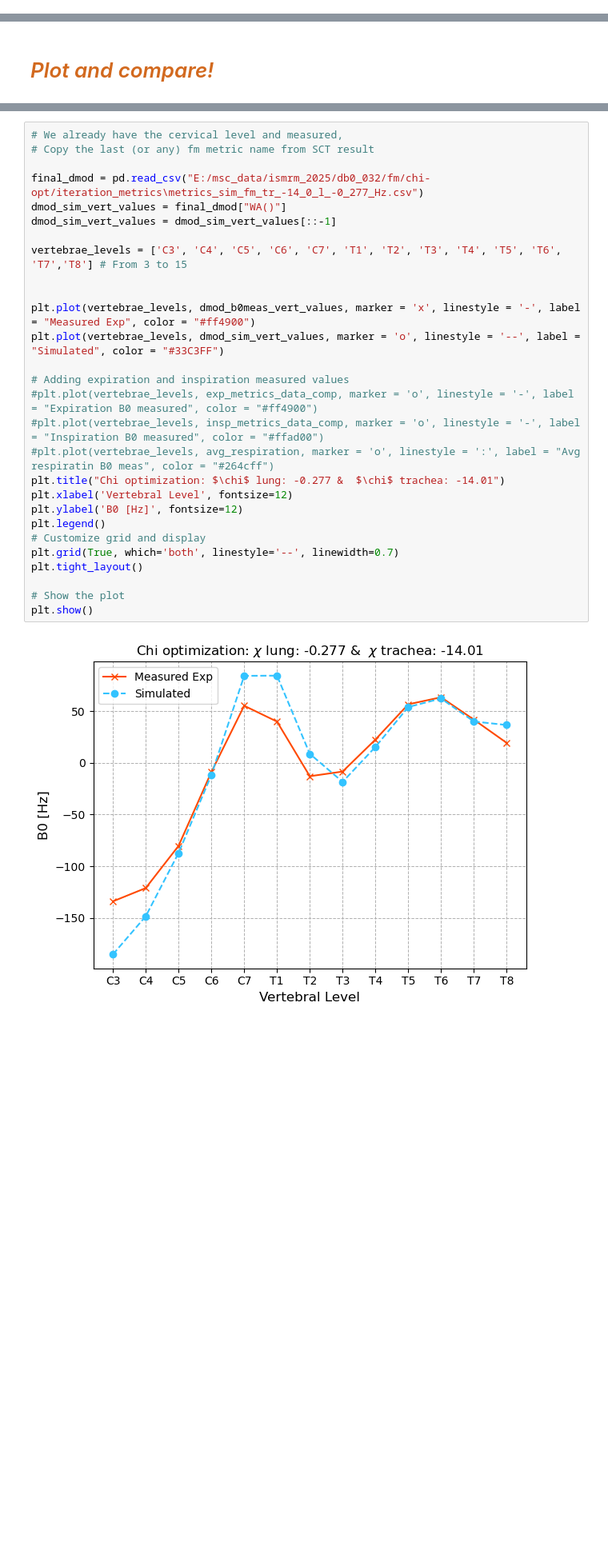
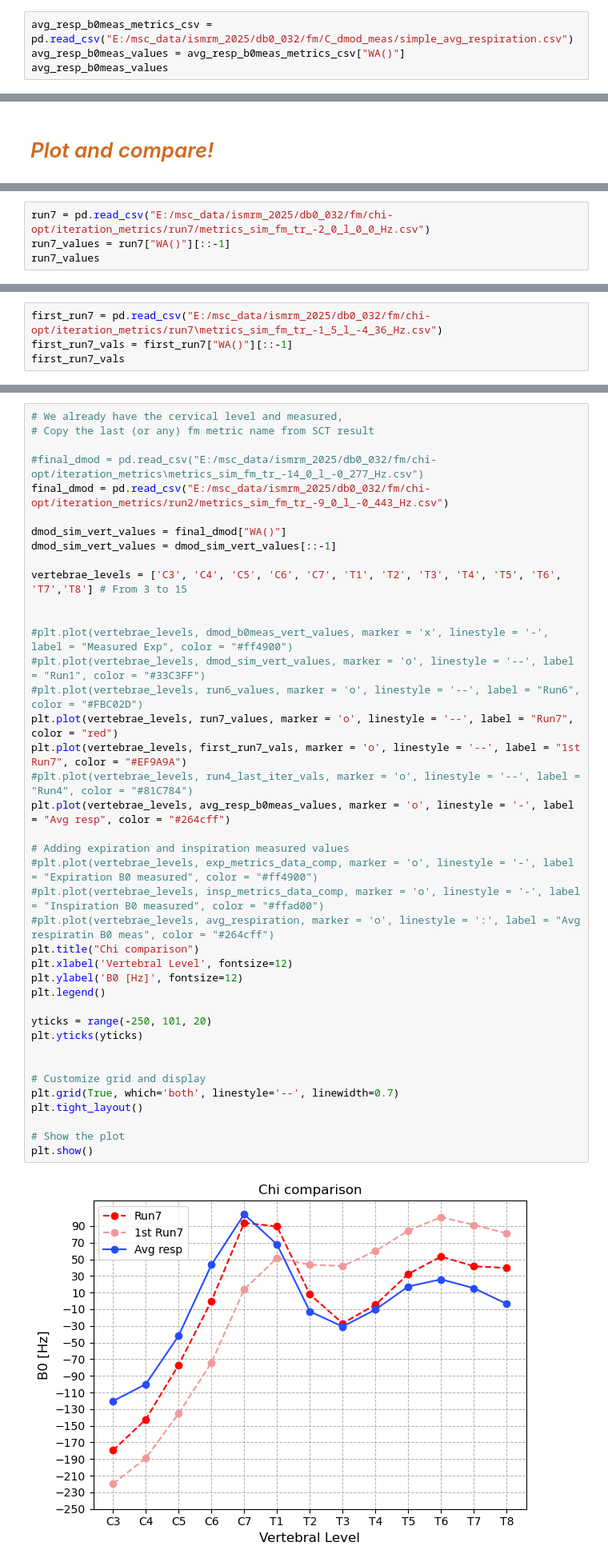
Before and after one commit to evaalonsoortiz/sus-optimization, a Jupyter notebook: chi_opt_pro.ipynb, the cells around one changed output, grey strips where cells are left out. Shown: that part at 80% size. Drawn from its saved outputs; the diff is of its cells as text; blank space fills up the shorter version.

Commit message:
Update to using simple avg of respiraiton
Also adding a plotting scheme inside the objective function

```diff
--- a/chi_opt_pro.ipynb
+++ b/chi_opt_pro.ipynb
@@ -135,3 +136,7 @@ dmod_b0meas_vert_values
 1      41.714478
 0      19.229226
 Name: WA(), dtype: float64
+# %%
+avg_resp_b0meas_metrics_csv = pd.read_csv("E:/msc_data/ismrm_2025/db0_032/fm/C_dmod_meas/simple_avg_respiration.csv")
+avg_resp_b0meas_values = avg_resp_b0meas_metrics_csv["WA()"]
+avg_resp_b0meas_values
@@ -246,0 +567,4 @@ sct_extract_metric -i E:/msc_data/ismrm_2025/db0_032/fm/chi-opt/iteration_fms\dm
+# %%
+run7 = pd.read_csv("E:/msc_data/ismrm_2025/db0_032/fm/chi-opt/iteration_metrics/run7/metrics_sim_fm_tr_-2_0_l_0_0_Hz.csv")
+run7_values = run7["WA()"][::-1]
+run7_values
@@ -246,0 +586,4 @@ sct_extract_metric -i E:/msc_data/ismrm_2025/db0_032/fm/chi-opt/iteration_fms\dm
+# %%
+first_run7 = pd.read_csv("E:/msc_data/ismrm_2025/db0_032/fm/chi-opt/iteration_metrics/run7\metrics_sim_fm_tr_-1_5_l_-4_36_Hz.csv")
+first_run7_vals = first_run7["WA()"][::-1]
+first_run7_vals
@@ -247,30 +605,42 @@ sct_extract_metric -i E:/msc_data/ismrm_2025/db0_032/fm/chi-opt/iteration_fms\dm
 # %%
 # We already have the cervical level and measured,
 # Copy the last (or any) fm metric name from SCT result
 
-final_dmod = pd.read_csv("E:/msc_data/ismrm_2025/db0_032/fm/chi-opt/iteration_metrics\metrics_sim_fm_tr_-14_0_l_-0_277_Hz.csv")
+#final_dmod = pd.read_csv("E:/msc_data/ismrm_2025/db0_032/fm/chi-opt/iteration_metrics\metrics_sim_fm_tr_-14_0_l_-0_277_Hz.csv")
+final_dmod = pd.read_csv("E:/msc_data/ismrm_2025/db0_032/fm/chi-opt/iteration_metrics/run2/metrics_sim_fm_tr_-9_0_l_-0_443_Hz.csv")
+
 dmod_sim_vert_values = final_dmod["WA()"]
 dmod_sim_vert_values = dmod_sim_vert_values[::-1]
 
 vertebrae_levels = ['C3', 'C4', 'C5', 'C6', 'C7', 'T1', 'T2', 'T3', 'T4', 'T5', 'T6', 'T7','T8'] # From 3 to 15
 
 
-plt.plot(vertebrae_levels, dmod_b0meas_vert_values, marker = 'x', linestyle = '-', label = "Measured Exp", color = "#ff4900")
-plt.plot(vertebrae_levels, dmod_sim_vert_values, marker = 'o', linestyle = '--', label = "Simulated", color = "#33C3FF")
+#plt.plot(vertebrae_levels, dmod_b0meas_vert_values, marker = 'x', linestyle = '-', label = "Measured Exp", color = "#ff4900")
+#plt.plot(vertebrae_levels, dmod_sim_vert_values, marker = 'o', linestyle = '--', label = "Run1", color = "#33C3FF")
+#plt.plot(vertebrae_levels, run6_values, marker = 'o', linestyle = '--', label = "Run6", color = "#FBC02D")
+plt.plot(vertebrae_levels, run7_values, marker = 'o', linestyle = '--', label = "Run7", color = "red")
+plt.plot(vertebrae_levels, first_run7_vals, marker = 'o', linestyle = '--', label = "1st Run7", color = "#EF9A9A")
+#plt.plot(vertebrae_levels, run4_last_iter_vals, marker = 'o', linestyle = '--', label = "Run4", color = "#81C784")
+plt.plot(vertebrae_levels, avg_resp_b0meas_values, marker = 'o', linestyle = '-', label = "Avg resp", color = "#264cff")
 
 # Adding expiration and inspiration measured values
 #plt.plot(vertebrae_levels, exp_metrics_data_comp, marker = 'o', linestyle = '-', label = "Expiration B0 measured", color = "#ff4900")
 #plt.plot(vertebrae_levels, insp_metrics_data_comp, marker = 'o', linestyle = '-', label = "Inspiration B0 measured", color = "#ffad00")
 #plt.plot(vertebrae_levels, avg_respiration, marker = 'o', linestyle = ':', label = "Avg respiratin B0 meas", color = "#264cff")
-plt.title("Chi optimization: $\chi$ lung: -0.277 &  $\chi$ trachea: -14.01")
+plt.title("Chi comparison")
 plt.xlabel('Vertebral Level', fontsize=12)
 plt.ylabel('B0 [Hz]', fontsize=12)
 plt.legend()
+
+yticks = range(-250, 101, 20)
+plt.yticks(yticks)
+
+
 # Customize grid and display
 plt.grid(True, which='both', linestyle='--', linewidth=0.7)
 plt.tight_layout()
 
 # Show the plot
 plt.show()
 # %% [output]
-[figure, old version]
+[figure, new version]
```
Also changed, not shown: parts of 16 cells of this notebook, 3 other files.
